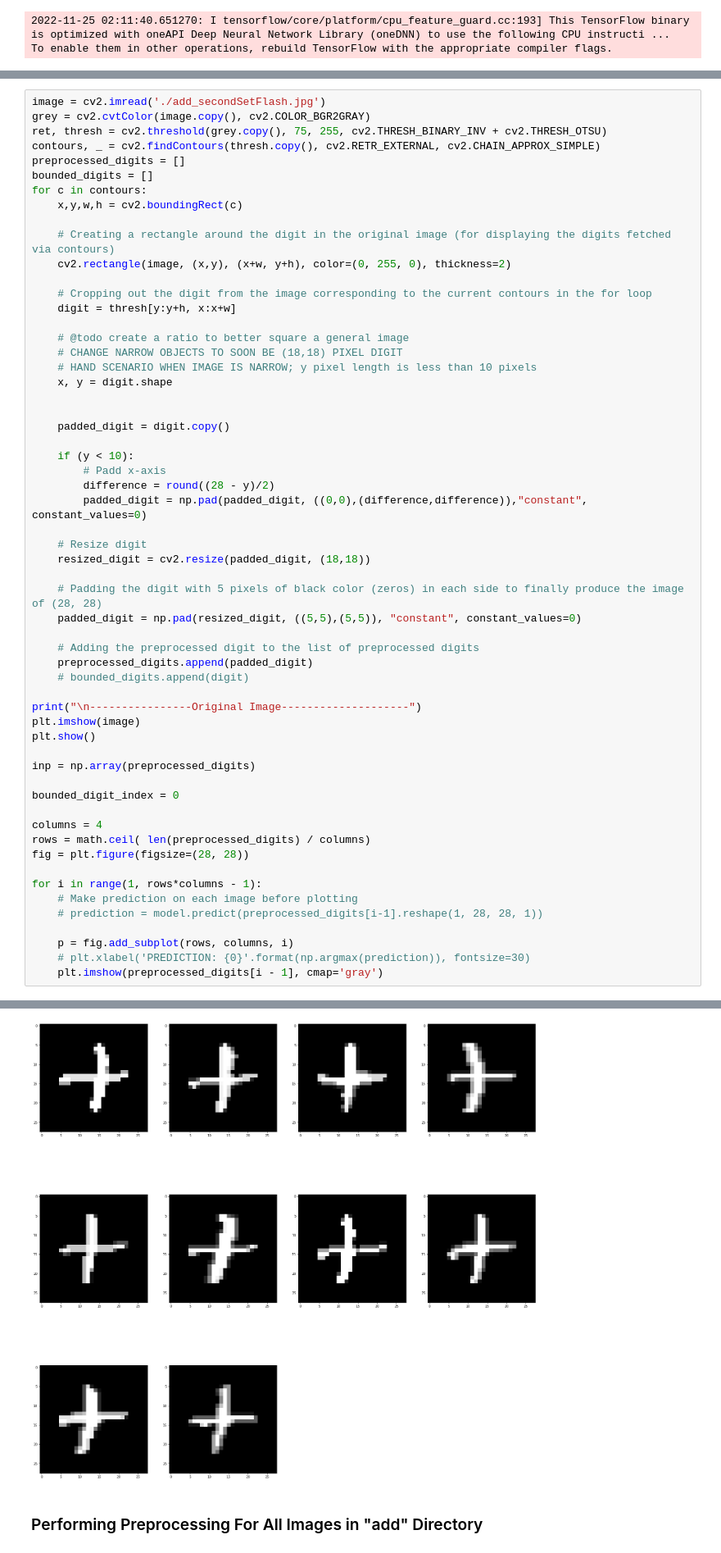
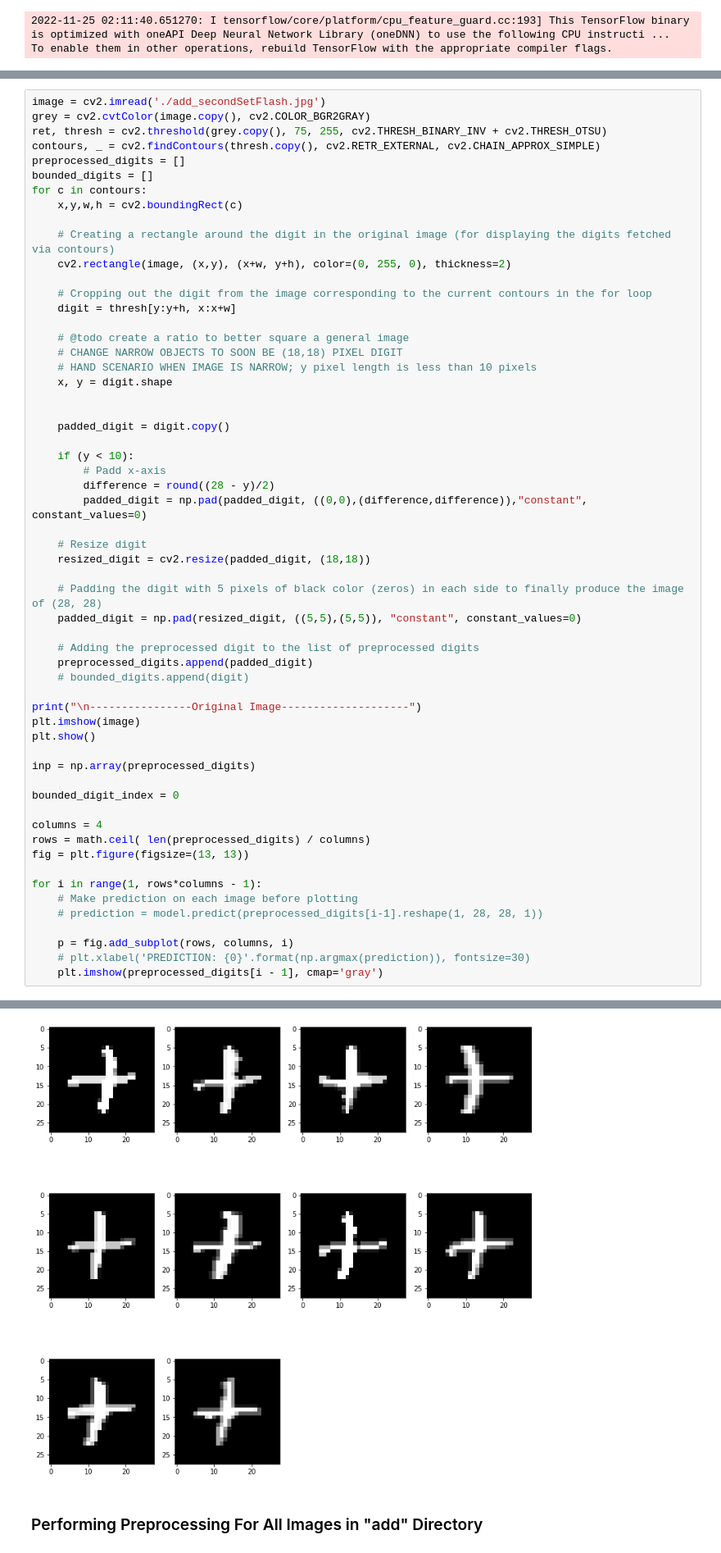
Before and after one commit to davidjperez00/ideal-funicular, a Jupyter notebook: datasets/kaggle_preproc.ipynb, the cells around one changed output, grey strips where cells are left out. Shown: that part at 82% size. Saved outputs shown, nothing was run; the diff lists cells and outputs as text.

```diff
--- a/datasets/kaggle_preproc.ipynb
+++ b/datasets/kaggle_preproc.ipynb
@@ -80,34 +80,34 @@ for c in contours:
     resized_digit = cv2.resize(padded_digit, (18,18))
 
     # Padding the digit with 5 pixels of black color (zeros) in each side to finally produce the image of (28, 28)
     padded_digit = np.pad(resized_digit, ((5,5),(5,5)), "constant", constant_values=0)
 
     # Adding the preprocessed digit to the list of preprocessed digits
     preprocessed_digits.append(padded_digit)
     # bounded_digits.append(digit)
 
 print("\n----------------Original Image--------------------")
 plt.imshow(image)
 plt.show()
 
 inp = np.array(preprocessed_digits)
 
 bounded_digit_index = 0
 
 columns = 4
 rows = math.ceil( len(preprocessed_digits) / columns)
-fig = plt.figure(figsize=(28, 28))
+fig = plt.figure(figsize=(13, 13))
 
 for i in range(1, rows*columns - 1):
     # Make prediction on each image before plotting
     # prediction = model.predict(preprocessed_digits[i-1].reshape(1, 28, 28, 1))
 
     p = fig.add_subplot(rows, columns, i)
     # plt.xlabel('PREDICTION: {0}'.format(np.argmax(prediction)), fontsize=30)
     plt.imshow(preprocessed_digits[i - 1], cmap='gray')
 # %% [output]
 ----------------Original Image--------------------
 [figure]
-[figure, old version]
+[figure, new version]
 # %% [markdown]
 ### Performing Preprocessing For All Images in "add" Directory
```
Also changed, not shown: parts of 6 cells of this notebook, 2 other files.
